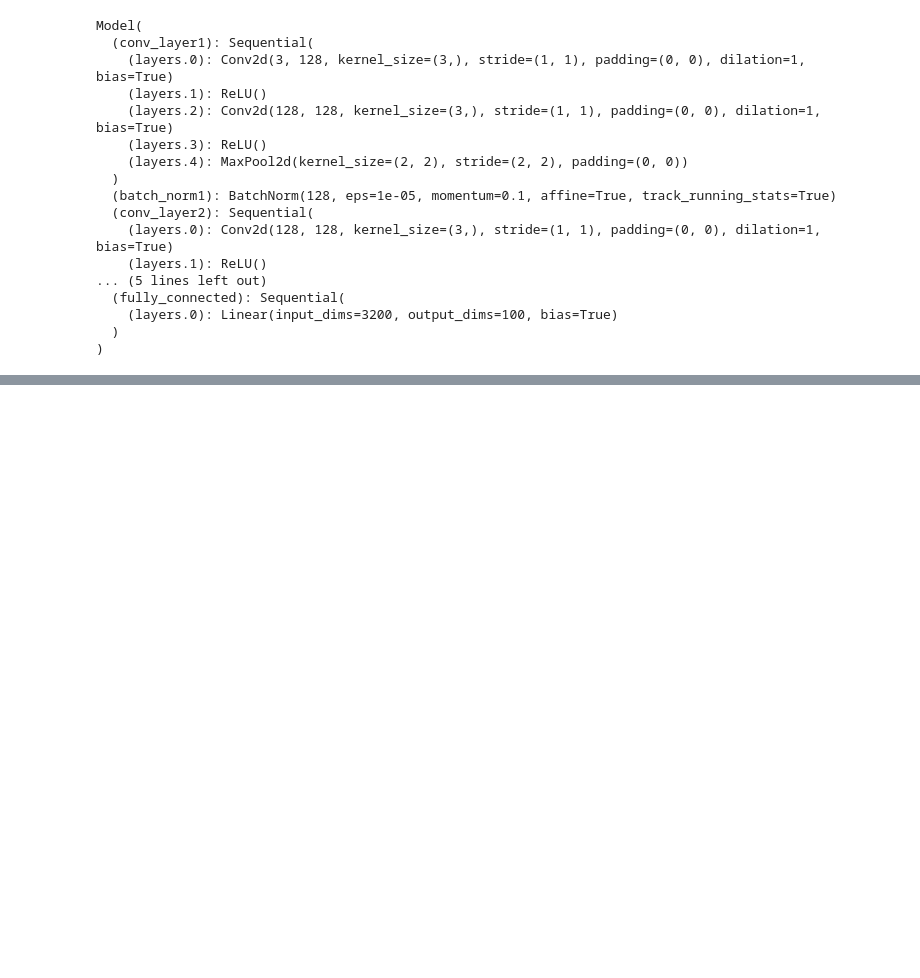
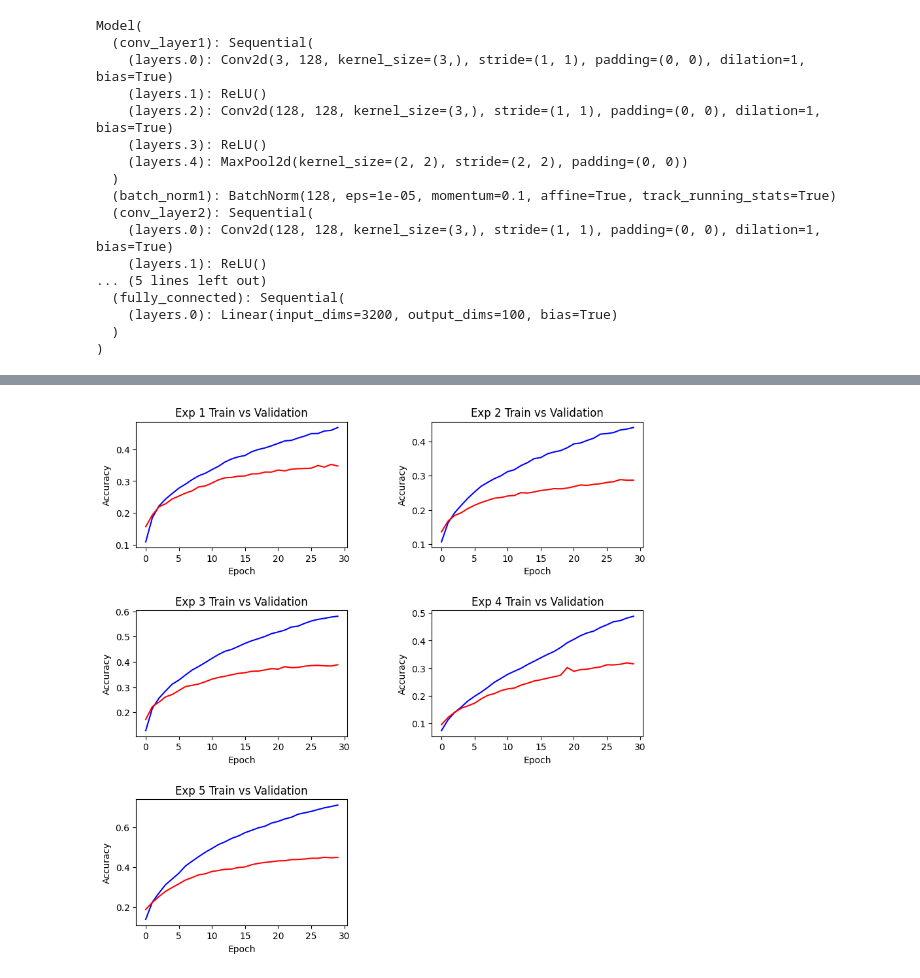
Before and after one commit to alwint3r/mlx-notebooks, a Jupyter notebook: 08-k-fold-cross-validation-with-mlx-data.ipynb, the cells around one changed output, grey strips where cells are left out. Saved outputs shown, nothing was run; the diff lists cells and outputs as text; code cells hidden in the pictures; blank space fills up the shorter version.

Commit message:
visualize experiment results

```diff
--- a/08-k-fold-cross-validation-with-mlx-data.ipynb
+++ b/08-k-fold-cross-validation-with-mlx-data.ipynb
@@ -139,14 +139,15 @@ Model(
 # %%
 import mlx.optimizers as optim
 from dataclasses import dataclass
+from typing import List
 
 @dataclass
 class Experiment:
     model: nn.Module
     optimizer: optim.Optimizer
-    train_losses = []
-    train_accuracy = []
-    validation_accuracy = []
+    train_losses: List[float]
+    train_accuracy: List[float]
+    validation_accuracy: List[float]
     epoch: int = 30
     f1_score: float = 0.0
     recall_score: float = 0.0
@@ -166,6 +167,9 @@ exp1 = Experiment(
                 conv_filters=32),
     epoch=30,
     optimizer=optim.Adam(learning_rate=0.0001),
+    train_losses=[],
+    train_accuracy=[],
+    validation_accuracy=[],
 )
 
 exp2 = Experiment(
@@ -175,6 +179,9 @@ exp2 = Experiment(
                 conv_filters=32),
     epoch=30,
     optimizer=optim.Adam(learning_rate=0.0005),
+    train_losses=[],
+    train_accuracy=[],
+    validation_accuracy=[],
 )
 
 exp3 = Experiment(
@@ -184,6 +191,9 @@ exp3 = Experiment(
                 conv_filters=64),
     epoch=30,
     optimizer=optim.Adam(learning_rate=0.0001),
+    train_losses=[],
+    train_accuracy=[],
+    validation_accuracy=[],
 )
 
 exp4 = Experiment(
@@ -193,6 +203,9 @@ exp4 = Experiment(
                 conv_filters=64),
     epoch=30,
     optimizer=optim.Adam(learning_rate=0.0005),
+    train_losses=[],
+    train_accuracy=[],
+    validation_accuracy=[],
 )
 
 exp5 = Experiment(
@@ -202,6 +215,9 @@ exp5 = Experiment(
                 conv_filters=128),
     epoch=30,
     optimizer=optim.Adam(learning_rate=0.0001),
+    train_losses=[],
+    train_accuracy=[],
+    validation_accuracy=[],
 )
 
 experiments = [exp1, exp2, exp3, exp4, exp5]
@@ -219,6 +235,7 @@ for experiment_no, experiment in enumerate(experiments):
         train_losses = []
         train_accs = []
         train_throughputs = []
+
         for train_partition_idx in train_partitions:
             train_partition = train_data.partition(n_experiments, train_partition_idx)
             data = get_streamed_data(data=train_partition, batch_size=256, shuffled=True)
@@ -232,6 +249,7 @@ for experiment_no, experiment in enumerate(experiments):
             train_losses.append(train_loss.item())
             train_accs.append(train_acc.item())
             train_throughputs.append(throughput.item())
+
         # Begin validation
         validation_partition = train_data.partition(n_experiments, validation_partition_idx)
         validation_data = get_streamed_data(data=validation_partition, batch_size=256, shuffled=False)
@@ -299,0 +327,17 @@ Experiment: 1 | Epoch: 16 | avg. Train loss 4.302 | avg. Train acc 0.359 | avg.
+# %%
+import matplotlib.pyplot as plt
+
+fig = plt.figure(figsize=(10, 10))
+plt.subplots_adjust(wspace=0.4, hspace=0.5)
+n_rows = 3
+n_cols = 2
+for experiment_no, experiment in enumerate(experiments):
+    ax = fig.add_subplot(n_rows, n_cols, experiment_no+1)
+    ax.set_title(f"Exp {experiment_no+1} Train vs Validation")
+    ax.plot(experiment.train_accuracy, c="b")
+    ax.plot(experiment.validation_accuracy, c="r")
+    ax.set_xlabel("Epoch")
+    ax.set_ylabel("Accuracy")
+plt.show()
+# %% [output]
+[figure, added]
```
Also changed, not shown: parts of 2 cells of this notebook.
